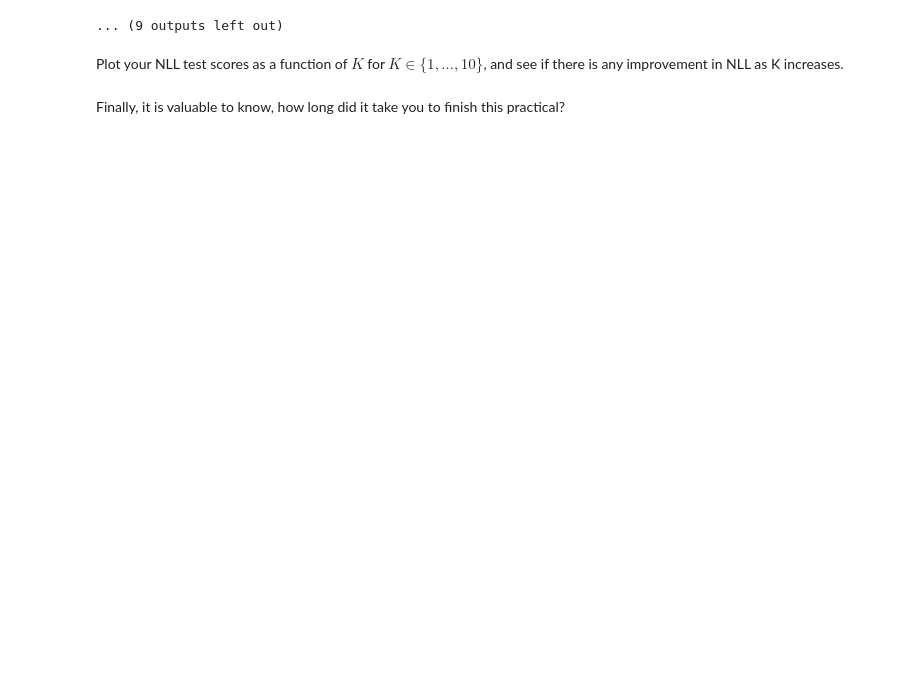
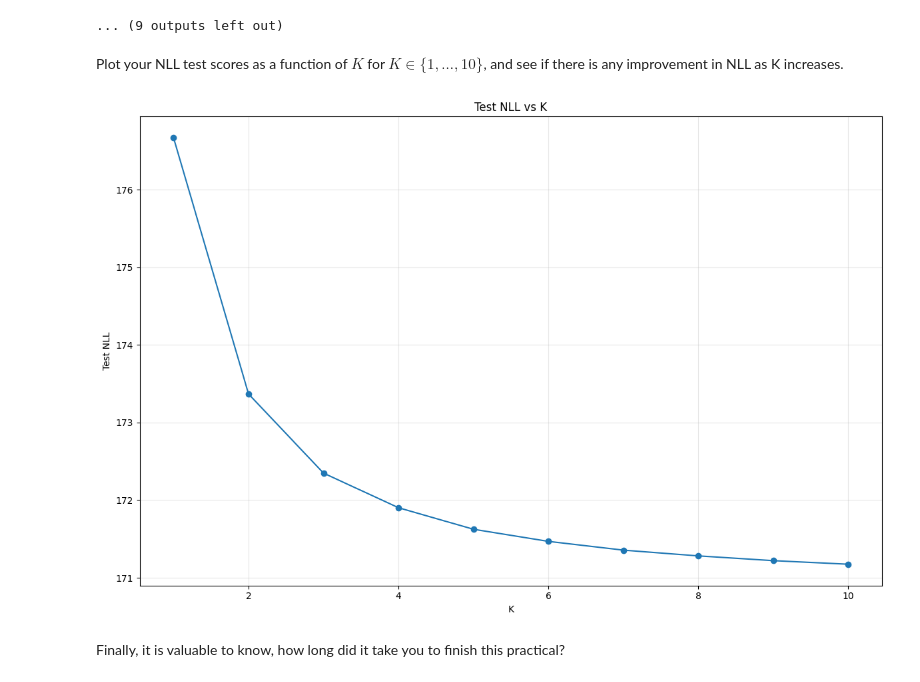
Before and after one commit to SebastianApelgren/gen-models-practical-dd2610, a Jupyter notebook: VAE-practical-master/VAE_Practical_Bernoulli.ipynb, the cells around one changed output. Drawn from its saved outputs; the diff is of its cells as text; code cells hidden in the pictures; blank space fills up the shorter version.

```diff
--- a/VAE-practical-master/VAE_Practical_Bernoulli.ipynb
+++ b/VAE-practical-master/VAE_Practical_Bernoulli.ipynb
@@ -766,7 +766,7 @@ def evaluate_K(opt_state, x, test_rng, K):
 # %% [markdown]
 Again, we need to re-initialize the network and optimizer states.
 # %%
-K = 4  # try with different values ranging from 1 to 10
+K = 10  # try with different values ranging from 1 to 10
 latent_dimensions = 2
 
 # encoder defs
@@ -854,10 +854,10 @@ def plot_test_nll_vs_k(K_min=1, K_max=10):
   test_rng = random.PRNGKey(0)
   x = jax.device_put(test_images) / 255.0
   for K in Ks:
-    # evaluate with current trained params; no retraining
+
     nll = get_iw_elbo(params_state, x, test_rng, K)
     nlls.append(float(nll))
-  plt.figure(figsize=(5,3))
+  plt.figure(figsize=(12,8))
   plt.plot(Ks, nlls, marker='o')
   plt.xlabel('K')
   plt.ylabel('Test NLL')
@@ -865,5 +865,9 @@ def plot_test_nll_vs_k(K_min=1, K_max=10):
   plt.grid(True, alpha=0.3)
   plt.tight_layout()
   plt.show()
+# %%
+plot_test_nll_vs_k()
+# %% [output]
+[figure, added]
 # %% [markdown]
 Finally, it is valuable to know, how long did it take you to finish this practical?
```
Also changed, not shown: parts of 1 cell of this notebook.
